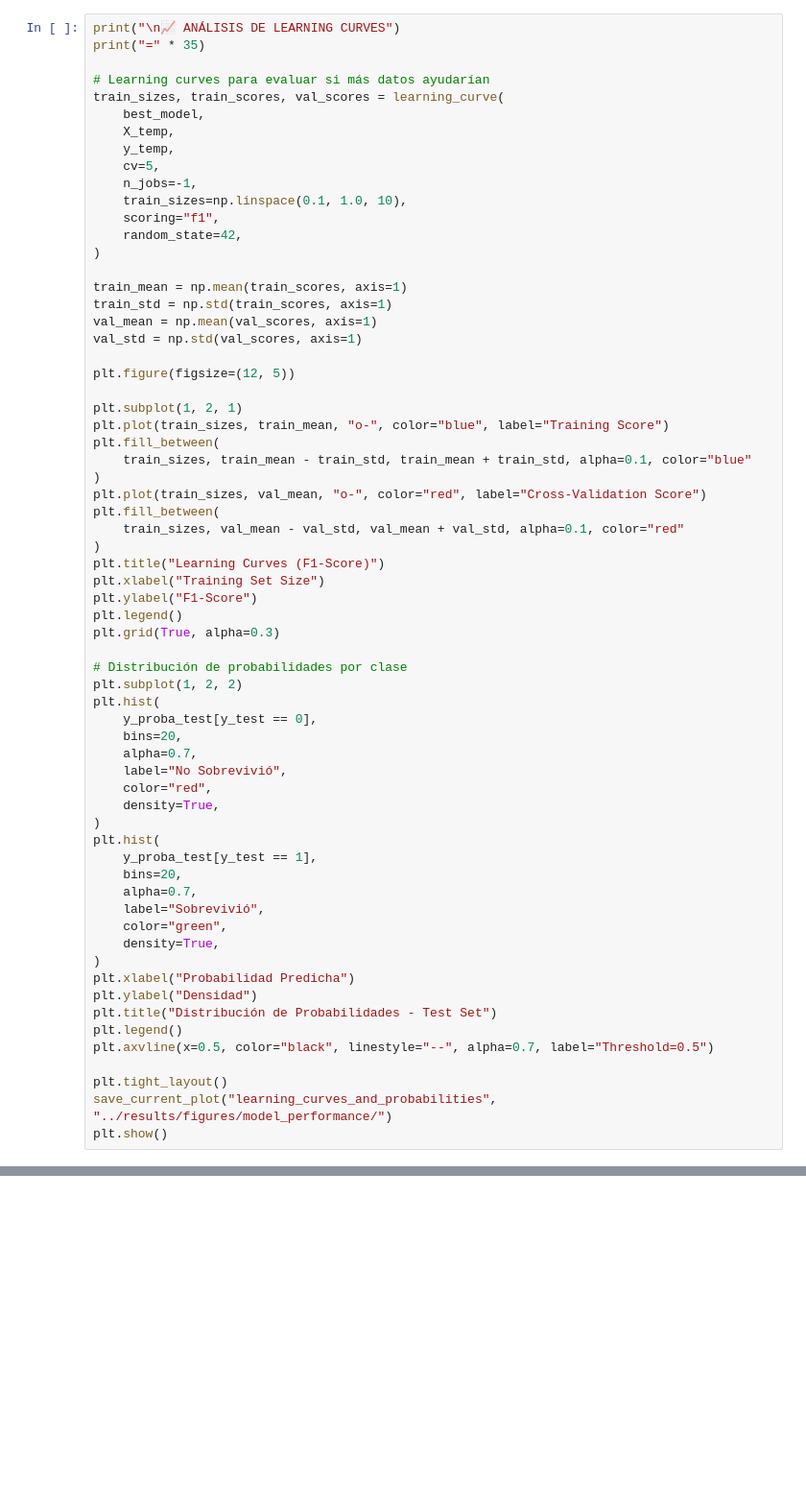
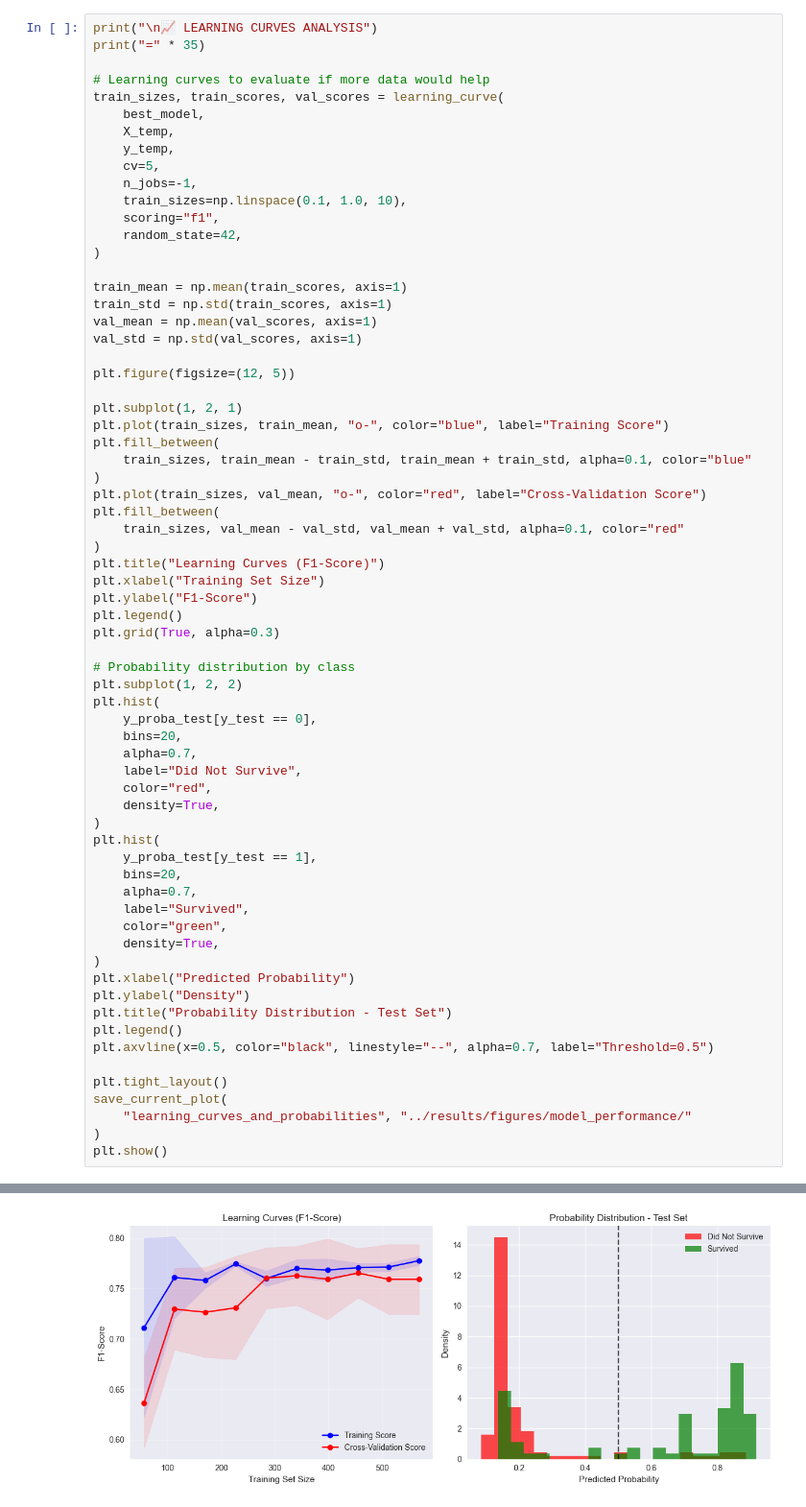
Before and after one commit to YahwthaniMG/SG1_Team3_ML, a Jupyter notebook: notebooks/05_model_evaluation.ipynb, the cells around one changed output, grey strips where cells are left out. Shown at 96% size. Cells and saved outputs as stored; diff of their text form; blank space fills up the shorter version.

```diff
--- a/notebooks/05_model_evaluation.ipynb
+++ b/notebooks/05_model_evaluation.ipynb
@@ -389,8 +507,8 @@ print("- Casos excepcionales de heroísmo o suerte")
 # %%
-print("\n📈 ANÁLISIS DE LEARNING CURVES")
+print("\n📈 LEARNING CURVES ANALYSIS")
 print("=" * 35)
 
-# Learning curves para evaluar si más datos ayudarían
+# Learning curves to evaluate if more data would help
 train_sizes, train_scores, val_scores = learning_curve(
     best_model,
     X_temp,
@@ -424,13 +542,13 @@ plt.ylabel("F1-Score")
 plt.legend()
 plt.grid(True, alpha=0.3)
 
-# Distribución de probabilidades por clase
+# Probability distribution by class
 plt.subplot(1, 2, 2)
 plt.hist(
     y_proba_test[y_test == 0],
     bins=20,
     alpha=0.7,
-    label="No Sobrevivió",
+    label="Did Not Survive",
     color="red",
     density=True,
 )
@@ -438,16 +556,19 @@ plt.hist(
     y_proba_test[y_test == 1],
     bins=20,
     alpha=0.7,
-    label="Sobrevivió",
+    label="Survived",
     color="green",
     density=True,
 )
-plt.xlabel("Probabilidad Predicha")
-plt.ylabel("Densidad")
-plt.title("Distribución de Probabilidades - Test Set")
+plt.xlabel("Predicted Probability")
+plt.ylabel("Density")
+plt.title("Probability Distribution - Test Set")
 plt.legend()
 plt.axvline(x=0.5, color="black", linestyle="--", alpha=0.7, label="Threshold=0.5")
 
 plt.tight_layout()
-save_current_plot("learning_curves_and_probabilities", "../results/figures/model_performance/")
+save_current_plot(
+    "learning_curves_and_probabilities", "../results/figures/model_performance/"
+)
 plt.show()
+# %% [output]
@@ -454 +578,2 @@ plt.show()
+[figure, added]
 # %% [markdown]
```
Also changed, not shown: parts of 28 cells of this notebook, 1 other file.
